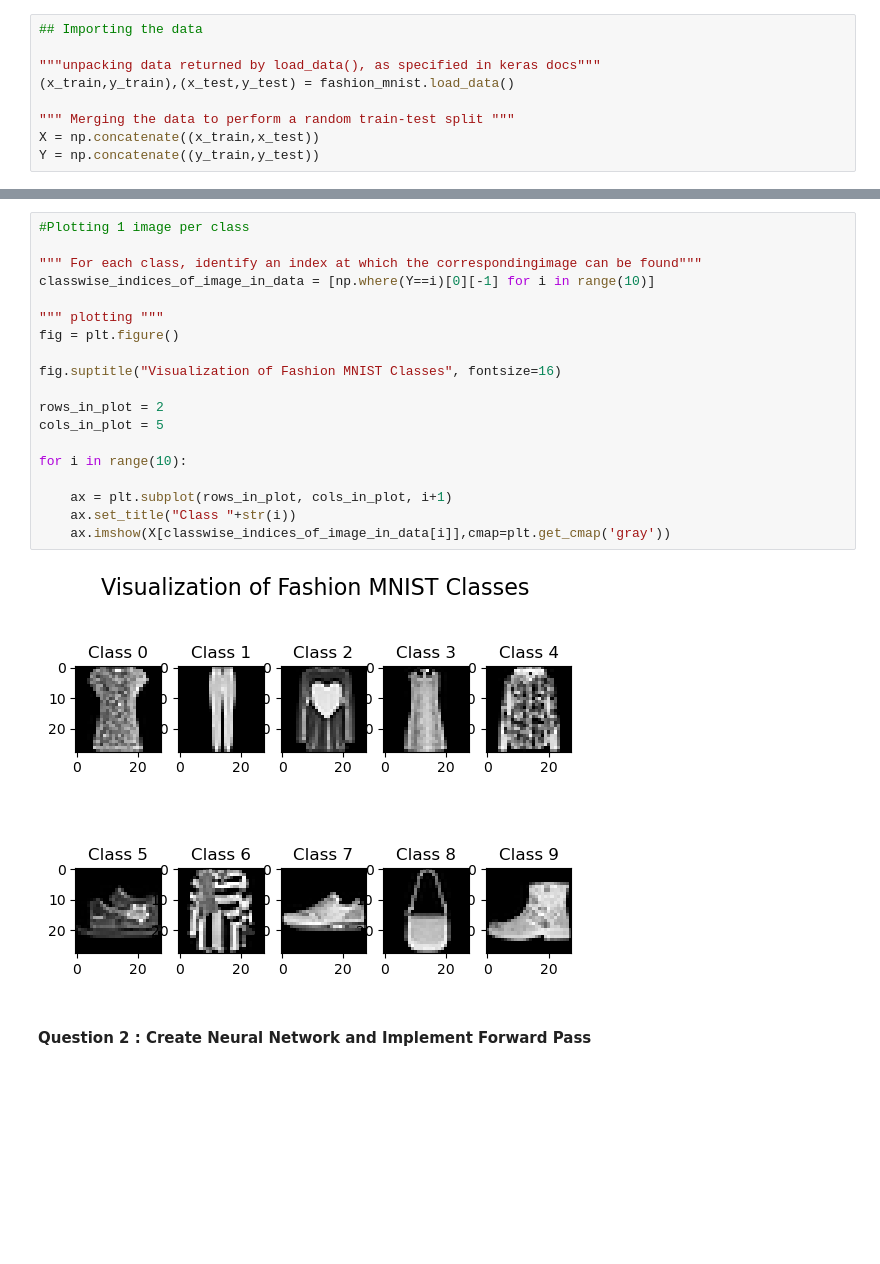
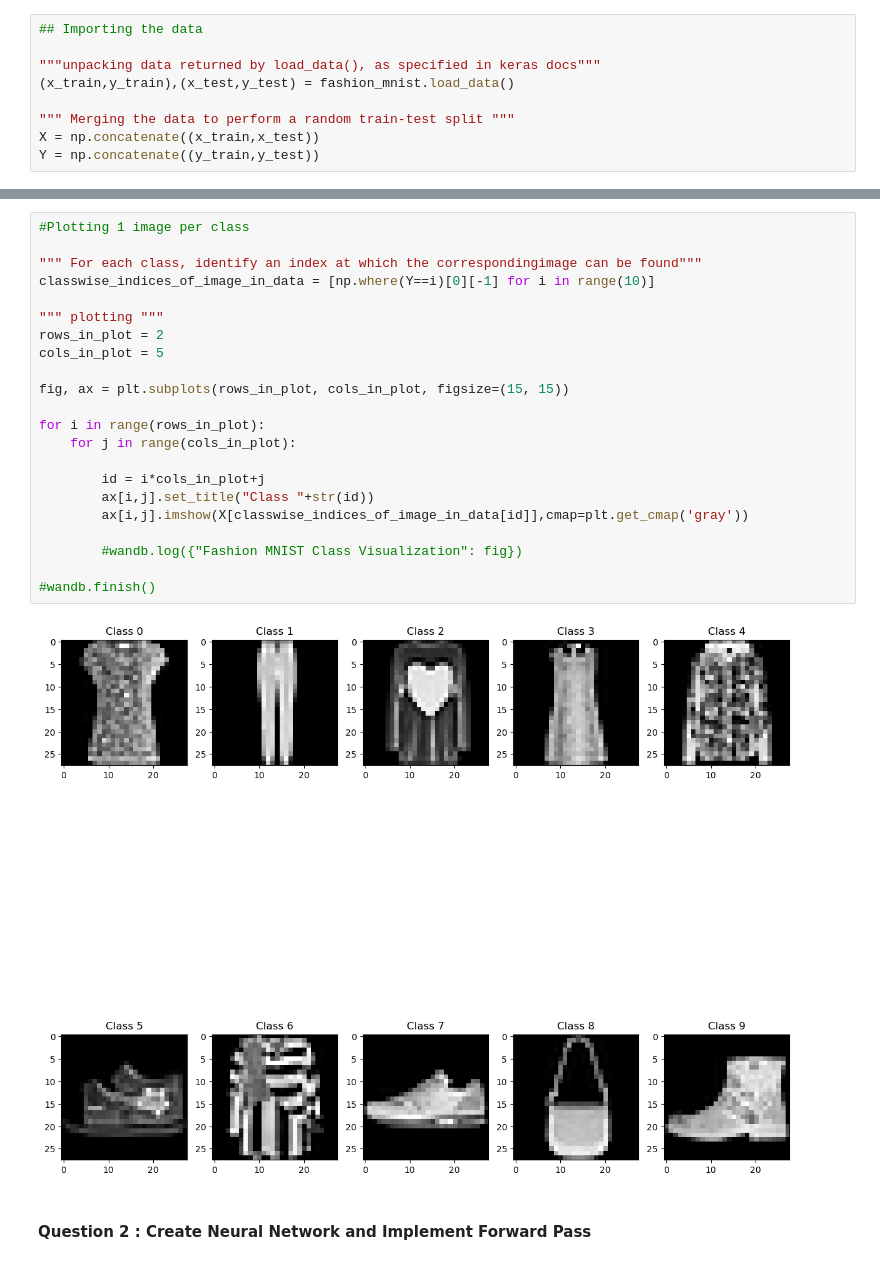
Before and after one commit to TMajestical/JV-Deep-Learning-Assignment1, a Jupyter notebook: JV CS23M036 ASSIGNMENT1.ipynb, the cells around one changed output, grey strips where cells are left out. Saved outputs shown, nothing was run; the diff lists cells and outputs as text; blank space fills up the shorter version.

```diff
--- a/JV CS23M036 ASSIGNMENT1.ipynb
+++ b/JV CS23M036 ASSIGNMENT1.ipynb
@@ -30,24 +44,27 @@ Y = np.concatenate((y_train,y_test))
 # %%
 #Plotting 1 image per class
 
 """ For each class, identify an index at which the correspondingimage can be found"""
 classwise_indices_of_image_in_data = [np.where(Y==i)[0][-1] for i in range(10)]
 
 """ plotting """
-fig = plt.figure()
-
-fig.suptitle("Visualization of Fashion MNIST Classes", fontsize=16)
-
 rows_in_plot = 2
 cols_in_plot = 5
 
-for i in range(10):
+fig, ax = plt.subplots(rows_in_plot, cols_in_plot, figsize=(15, 15))
 
-    ax = plt.subplot(rows_in_plot, cols_in_plot, i+1)
-    ax.set_title("Class "+str(i))
-    ax.imshow(X[classwise_indices_of_image_in_data[i]],cmap=plt.get_cmap('gray'))
+for i in range(rows_in_plot):
+    for j in range(cols_in_plot):
+
+        id = i*cols_in_plot+j
+        ax[i,j].set_title("Class "+str(id))
+        ax[i,j].imshow(X[classwise_indices_of_image_in_data[id]],cmap=plt.get_cmap('gray'))
+
+        #wandb.log({"Fashion MNIST Class Visualization": fig})
+
+#wandb.finish()
 # %% [output]
-[figure, old version]
+[figure, new version]
 # %% [markdown]
 #### Question 2 : Create Neural Network and Implement Forward Pass
 # %%
```
Also changed, not shown: parts of 13 cells of this notebook.
